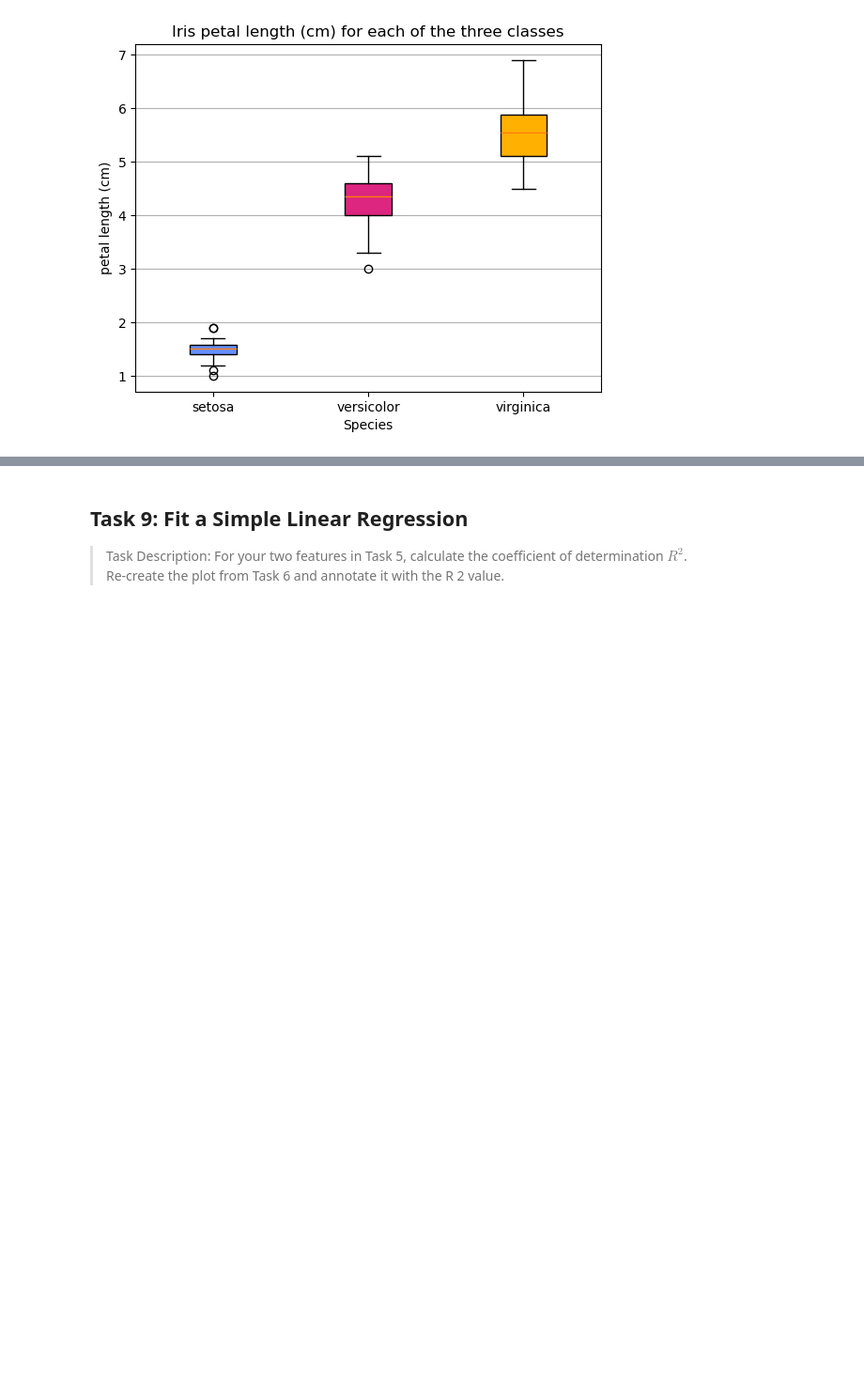
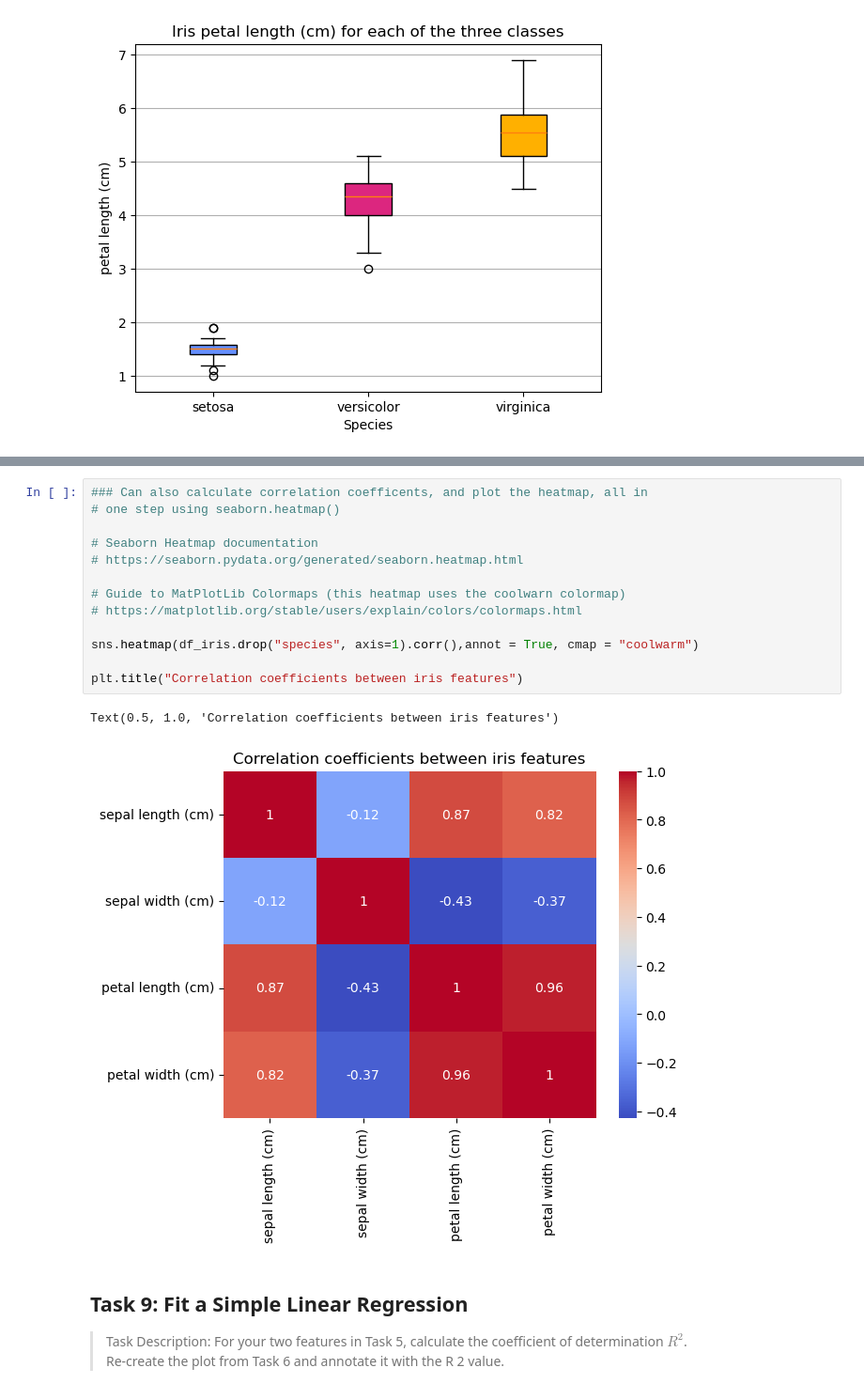
Before and after one commit to SuColl/principles_of_data_analytics, a Jupyter notebook: tasks.ipynb, the cells around one changed output, grey strips where cells are left out. Shown: that part at 94% size. Saved outputs shown, nothing was run; the diff lists cells and outputs as text; blank space fills up the shorter version.

Commit message:
(task08) Calcutate correlation matrix, add heatmap

```diff
--- a/tasks.ipynb
+++ b/tasks.ipynb
@@ -669,3 +691,19 @@ plt.title(f"Iris {dataset.feature_names[feature]} for each of the three classes"
+# %%
+### Can also calculate correlation coefficents, and plot the heatmap, all in
+# one step using seaborn.heatmap()
+
+# Seaborn Heatmap documentation
+# https://seaborn.pydata.org/generated/seaborn.heatmap.html
+
+# Guide to MatPlotLib Colormaps (this heatmap uses the coolwarn colormap)
+# https://matplotlib.org/stable/users/explain/colors/colormaps.html
+
+sns.heatmap(df_iris.drop("species", axis=1).corr(),annot = True, cmap = "coolwarm")
+
+plt.title("Correlation coefficients between iris features")
+# %% [output]
+Text(0.5, 1.0, 'Correlation coefficients between iris features')
+[figure, added]
 # %% [markdown]
 ## Task 9: Fit a Simple Linear Regression
 >Task Description: For your two features in Task 5, calculate the coefficient of determination $R^2$.
```
Also changed, not shown: parts of 3 cells of this notebook.
